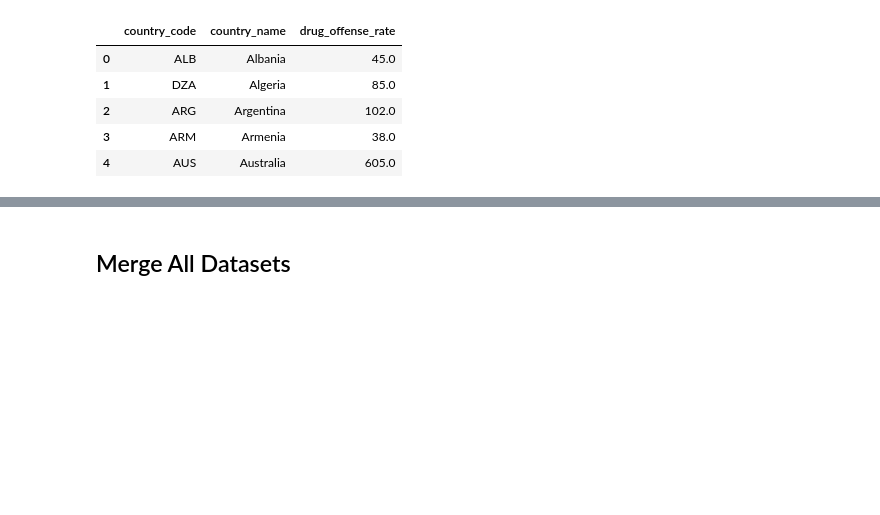
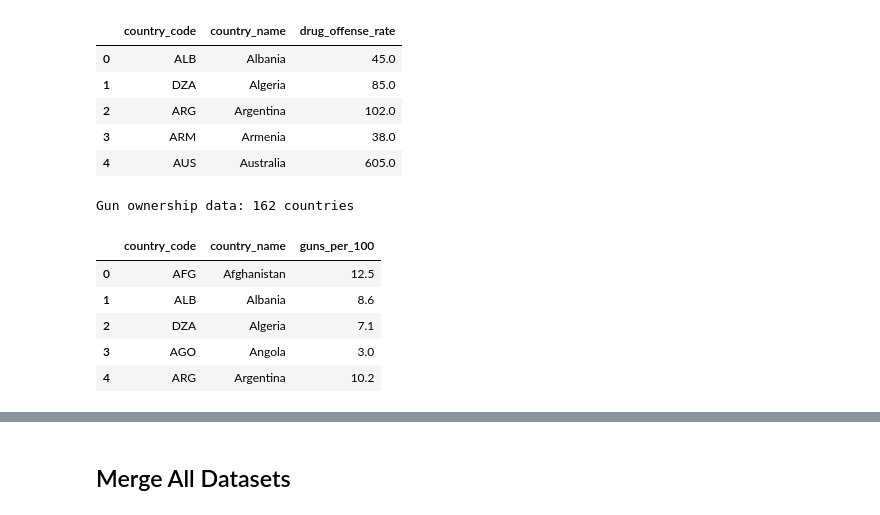
Before and after one commit to mckornfield/gun-violence, a Jupyter notebook: notebooks/01_data_collection.ipynb, the cells around one changed output, grey strips where cells are left out. Drawn from its saved outputs; the diff is of its cells as text; code cells hidden in the pictures; blank space fills up the shorter version.

```diff
--- a/notebooks/01_data_collection.ipynb
+++ b/notebooks/01_data_collection.ipynb
@@ -76,3 +77,16 @@ Drug offense data: 121 countries
 | 2 | ARG | Argentina | 102.0 |
 | 3 | ARM | Armenia | 38.0 |
 | 4 | AUS | Australia | 605.0 |
+# %%
+# Gun ownership rates (Small Arms Survey 2017)
+ownership_df = get_gun_ownership_rates()
+print(f"Gun ownership data: {len(ownership_df)} countries")
+ownership_df.head()
+# %% [output]
+Gun ownership data: 162 countries
+|  | country_code | country_name | guns_per_100 |
+| 0 | AFG | Afghanistan | 12.5 |
+| 1 | ALB | Albania | 8.6 |
+| 2 | DZA | Algeria | 7.1 |
+| 3 | AGO | Angola | 3.0 |
+| 4 | ARG | Argentina | 10.2 |
```
Also changed, not shown: parts of 7 cells of this notebook, 13 other files.
